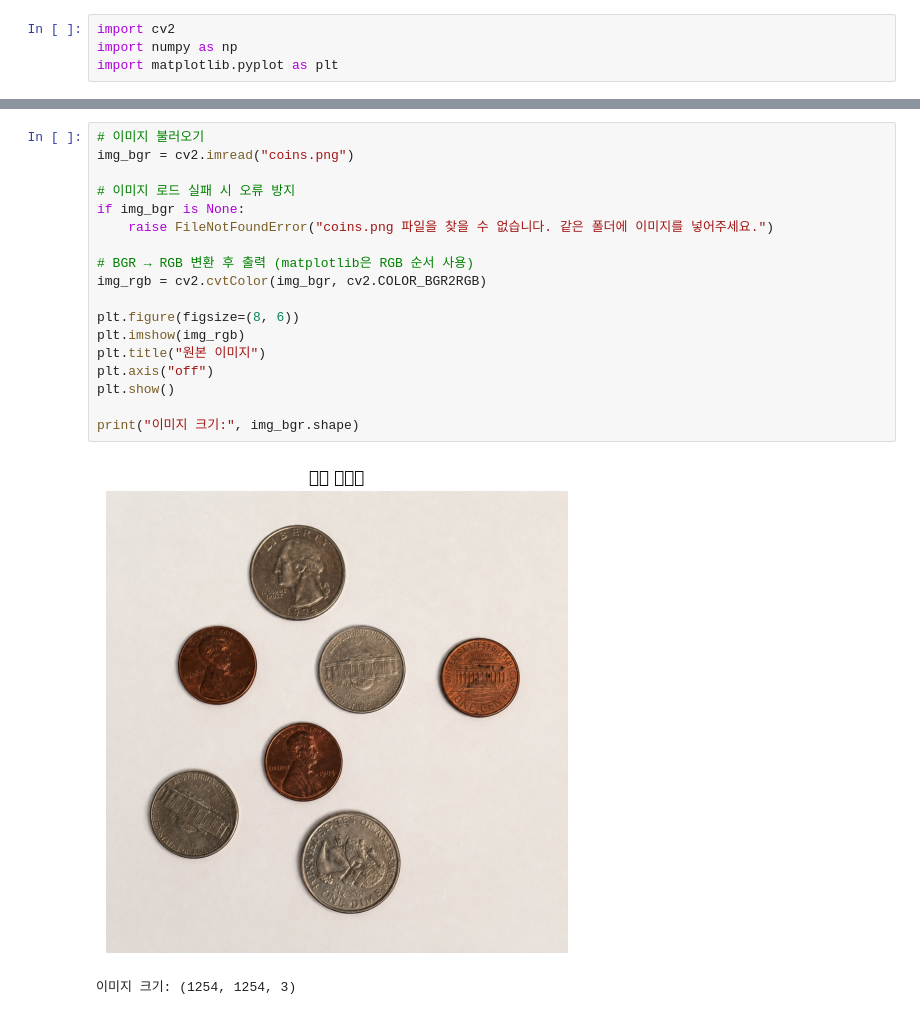
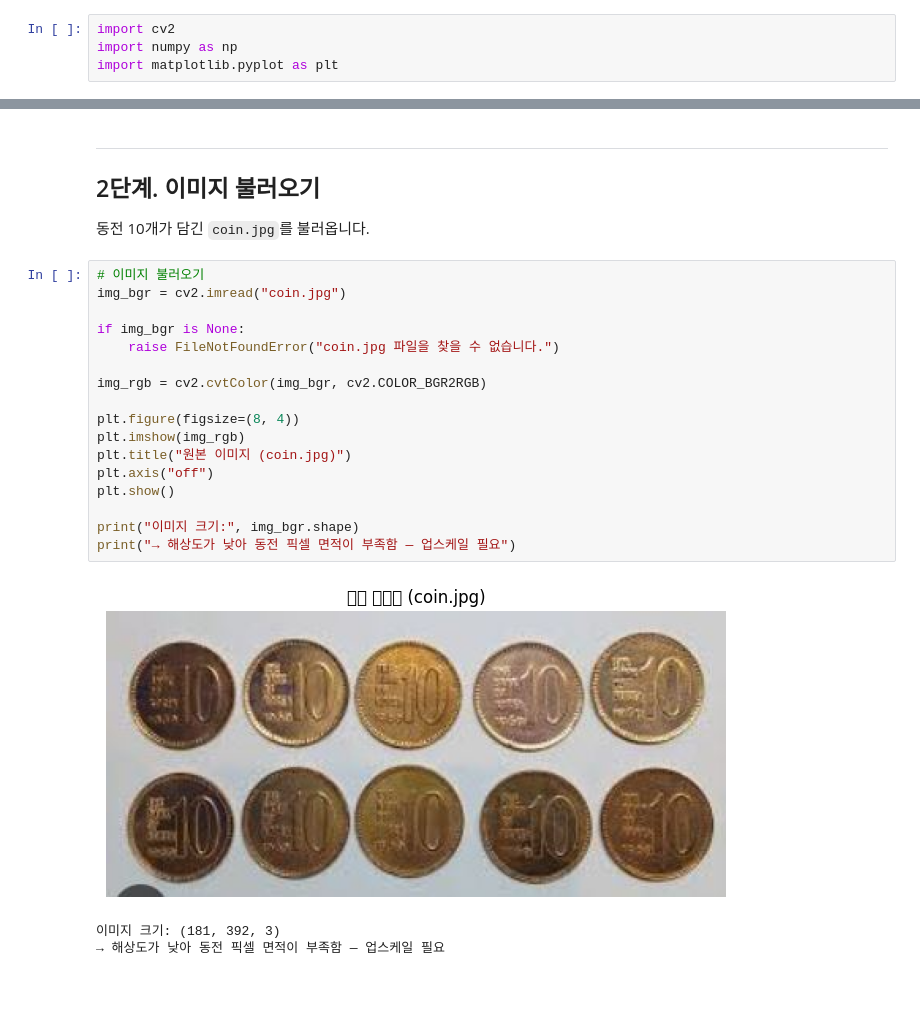
Before and after one commit to psy0635-ctrl/OpenCv, a Jupyter notebook: 영상인공지능처리_기말과제/영상인공지능처리_기말과제_동전개수세기_2601110288_박수용.ipynb, the cells around one changed output, grey strips where cells are left out. Drawn from its saved outputs; the diff is of its cells as text; blank space fills up the shorter version.

```diff
--- a/영상인공지능처리_기말과제/영상인공지능처리_기말과제_동전개수세기_2601110288_박수용.ipynb
+++ b/영상인공지능처리_기말과제/영상인공지능처리_기말과제_동전개수세기_2601110288_박수용.ipynb
@@ -85,21 +72,27 @@ import matplotlib.pyplot as plt
+# %% [markdown]
+---
+
+## 2단계. 이미지 불러오기
+
+동전 10개가 담긴 `coin.jpg`를 불러옵니다.
 # %%
 # 이미지 불러오기
-img_bgr = cv2.imread("coins.png")
+img_bgr = cv2.imread("coin.jpg")
 
-# 이미지 로드 실패 시 오류 방지
 if img_bgr is None:
-    raise FileNotFoundError("coins.png 파일을 찾을 수 없습니다. 같은 폴더에 이미지를 넣어주세요.")
+    raise FileNotFoundError("coin.jpg 파일을 찾을 수 없습니다.")
 
-# BGR → RGB 변환 후 출력 (matplotlib은 RGB 순서 사용)
 img_rgb = cv2.cvtColor(img_bgr, cv2.COLOR_BGR2RGB)
 
-plt.figure(figsize=(8, 6))
+plt.figure(figsize=(8, 4))
 plt.imshow(img_rgb)
-plt.title("원본 이미지")
+plt.title("원본 이미지 (coin.jpg)")
 plt.axis("off")
 plt.show()
 
 print("이미지 크기:", img_bgr.shape)
+print("→ 해상도가 낮아 동전 픽셀 면적이 부족함 — 업스케일 필요")
 # %% [output]
-[figure, old version]
+[figure, new version]
-이미지 크기: (1254, 1254, 3)
+이미지 크기: (181, 392, 3)
+→ 해상도가 낮아 동전 픽셀 면적이 부족함 — 업스케일 필요
```
Also changed, not shown: parts of 27 cells of this notebook, 11 other files.
